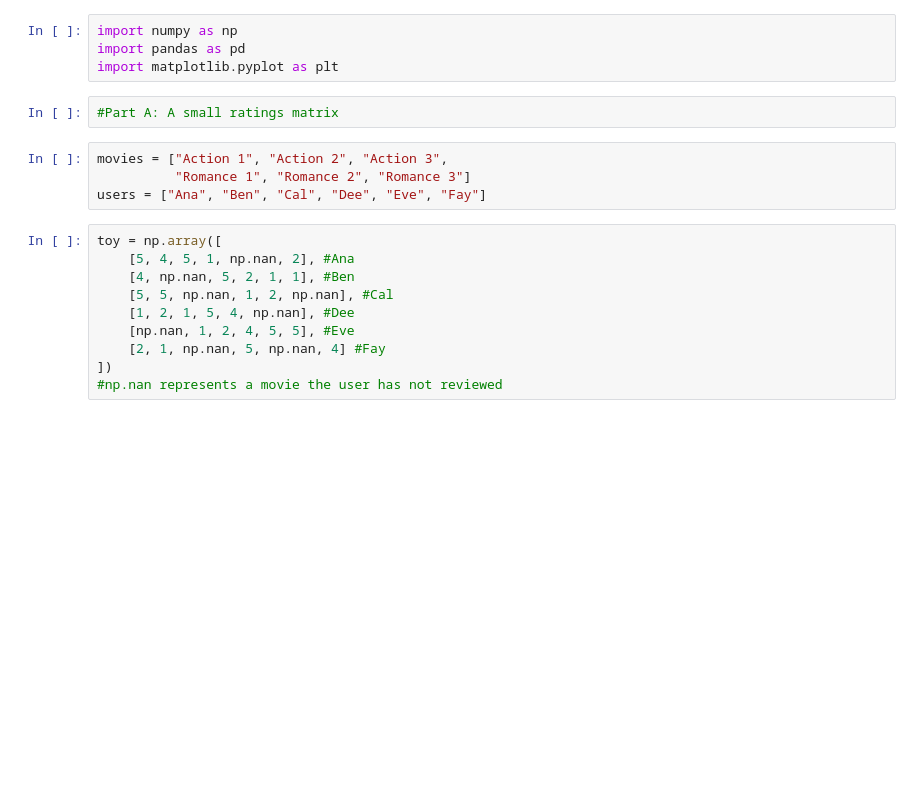
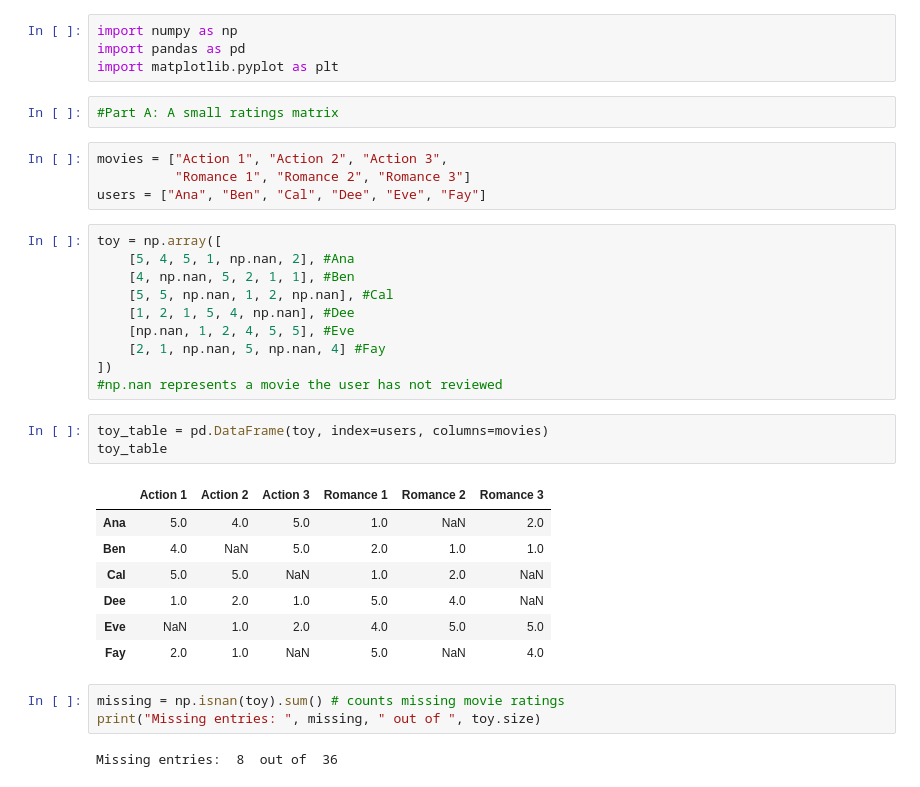
Before and after one commit to Tucannsam/Recommendation_System, a Jupyter notebook: notebooks/01_ratings_matrix.ipynb, the cells around one changed output. Saved outputs shown, nothing was run; the diff lists cells and outputs as text; blank space fills up the shorter version.

```diff
--- a/notebooks/01_ratings_matrix.ipynb
+++ b/notebooks/01_ratings_matrix.ipynb
@@ -20,3 +20,19 @@ toy = np.array([
     [2, 1, np.nan, 5, np.nan, 4] #Fay
 ])
 #np.nan represents a movie the user has not reviewed
+# %%
+toy_table = pd.DataFrame(toy, index=users, columns=movies)
+toy_table
+# %% [output]
+|  | Action 1 | Action 2 | Action 3 | Romance 1 | Romance 2 | Romance 3 |
+| Ana | 5.0 | 4.0 | 5.0 | 1.0 | NaN | 2.0 |
+| Ben | 4.0 | NaN | 5.0 | 2.0 | 1.0 | 1.0 |
+| Cal | 5.0 | 5.0 | NaN | 1.0 | 2.0 | NaN |
+| Dee | 1.0 | 2.0 | 1.0 | 5.0 | 4.0 | NaN |
+| Eve | NaN | 1.0 | 2.0 | 4.0 | 5.0 | 5.0 |
+| Fay | 2.0 | 1.0 | NaN | 5.0 | NaN | 4.0 |
+# %%
+missing = np.isnan(toy).sum() # counts missing movie ratings
+print("Missing entries: ", missing, " out of ", toy.size)
+# %% [output]
+Missing entries:  8  out of  36
```
Also changed, not shown: parts of 11 cells of this notebook.
